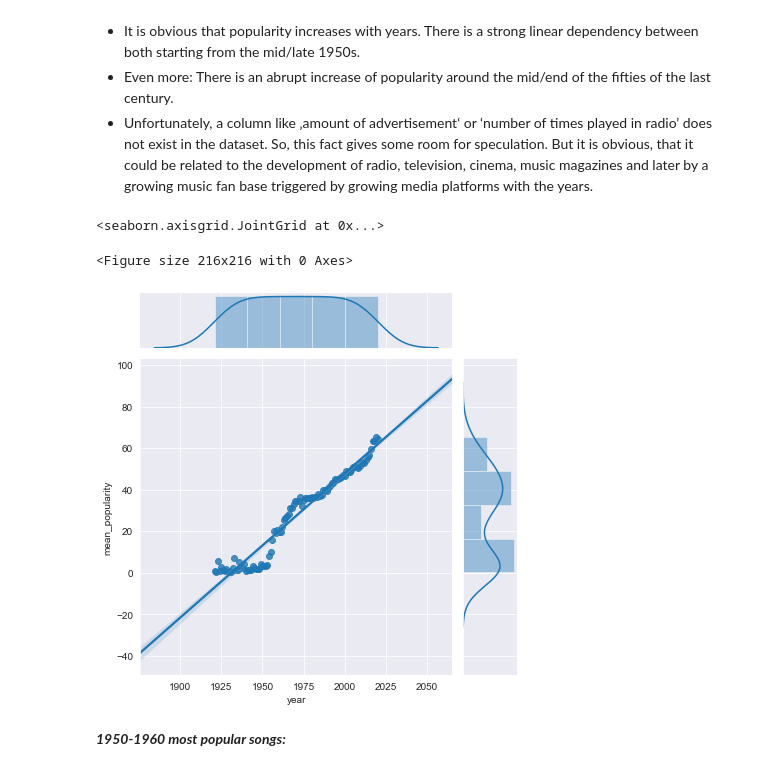
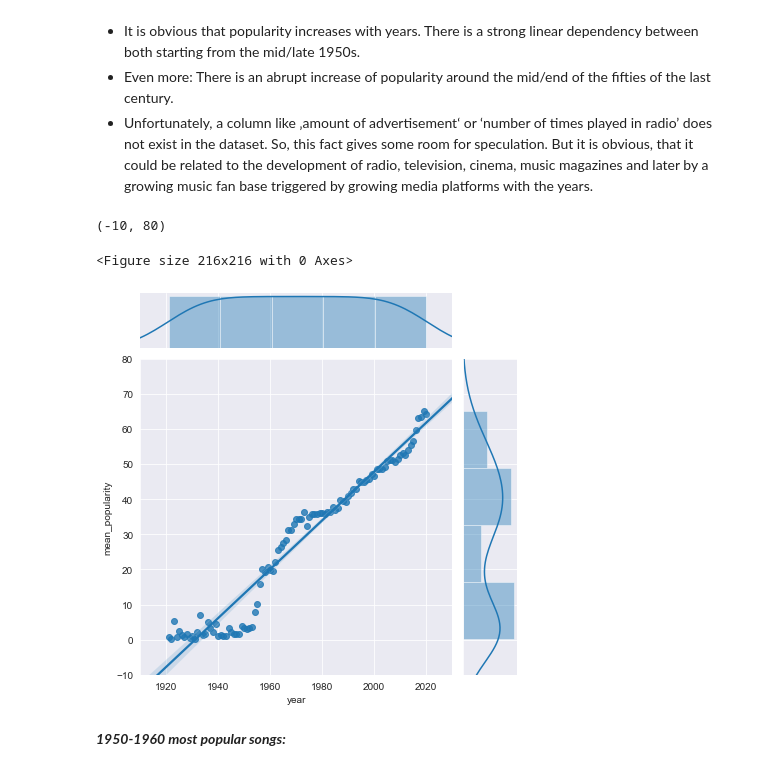
Before and after one commit to ddhartma/Spotify-dataset-analysis-160kTracks-1921-2020, a Jupyter notebook: Spotify_160k_1921_2020_analysis.ipynb, the cells around one changed output. Cells and saved outputs as stored; diff of their text form; code cells hidden in the pictures.

Commit message:
fix: Change range of mean popularity scatter plot

```diff
--- a/Spotify_160k_1921_2020_analysis.ipynb
+++ b/Spotify_160k_1921_2020_analysis.ipynb
@@ -486,16 +486,18 @@ Why is 'year' so important for popularity?
 # %%
 # Create scatter plot with density plots for the axis
 plt.figure(figsize=(3,3))
 mean_df = df.groupby(['year'])['popularity'].mean().to_frame().reset_index()
 mean_df['mean_popularity'] = mean_df['popularity']
 mean_df_55_60 = mean_df[(mean_df['year']>1954) & (mean_df['year']<1960)]
 #sns.scatterplot(x=mean_df[xvar], y=mean_df.popularity)
 
-sns.jointplot(x='year', y='mean_popularity', data=mean_df, kind='reg')
+plot = sns.jointplot(x='year', y='mean_popularity', data=mean_df, kind='reg')
+plot.ax_marg_x.set_xlim(1910, 2030)
+plot.ax_marg_y.set_ylim(-10, 80)
 # %% [output]
-<seaborn.axisgrid.JointGrid at 0x...>
+(-10, 80)
 <Figure size 216x216 with 0 Axes>
-[figure, old version]
+[figure, new version]
 # %%
 # Find the most popular top 10 artists between 1950 and 1960
 # As a second order popularity condition, artists must have more than 100 songs on Spotify
```
